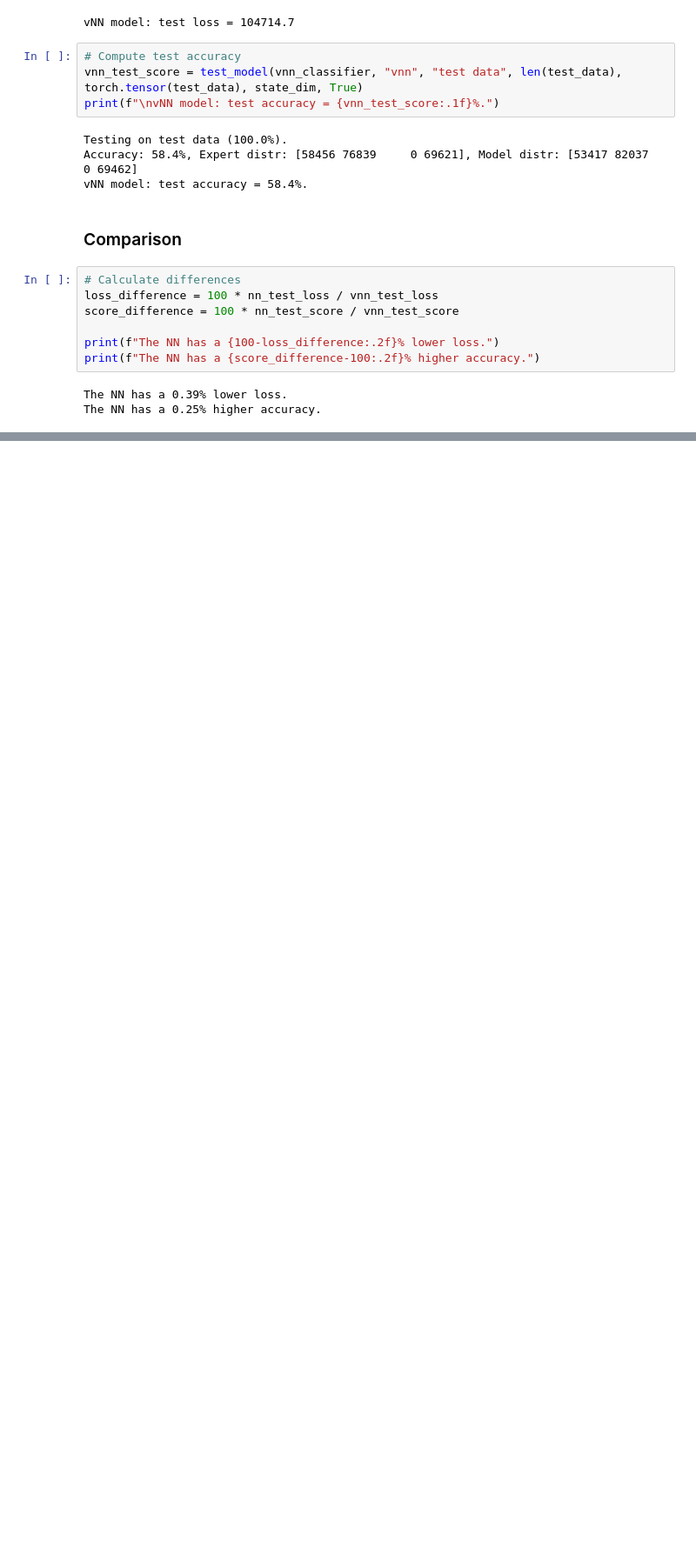
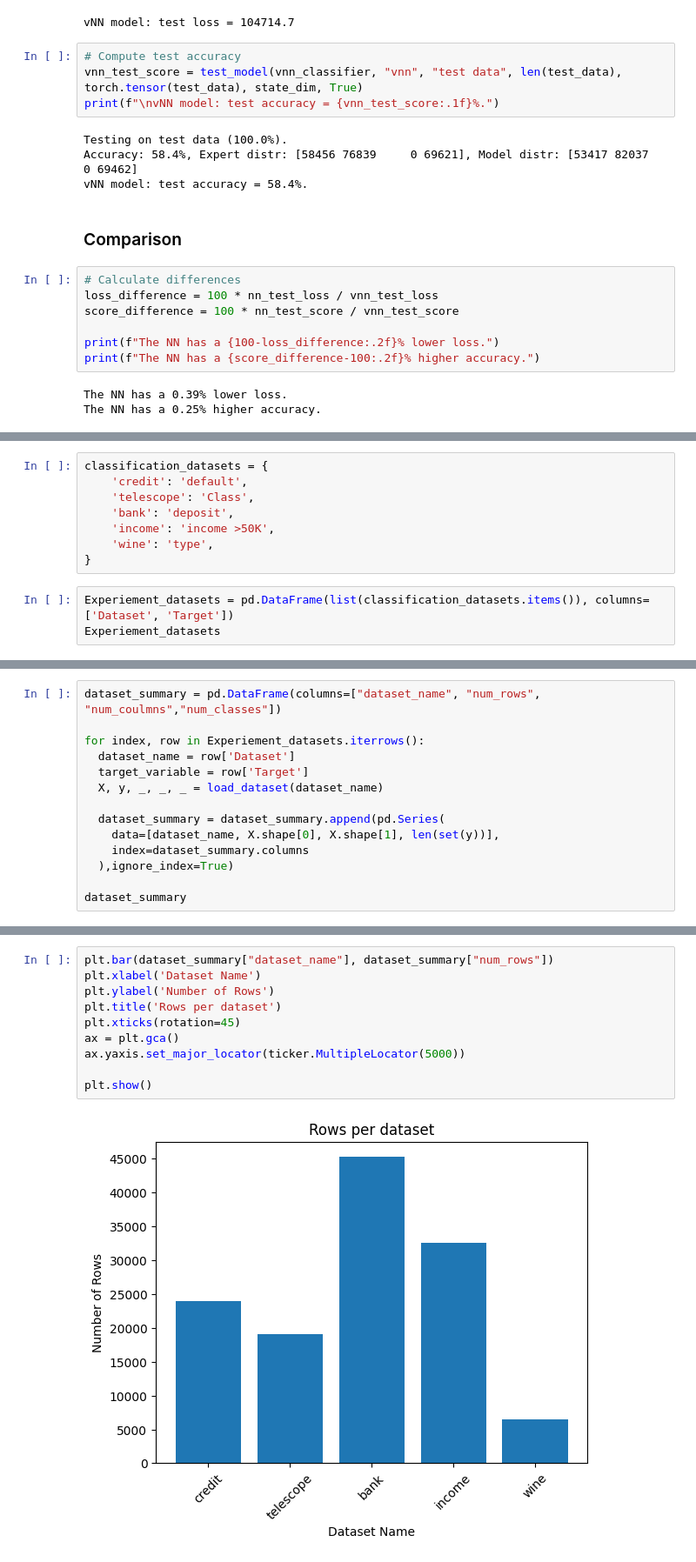
Before and after one commit to bsilue-vub/SFML_Project, a Jupyter notebook: code/main.ipynb, the cells around one changed output, grey strips where cells are left out. Shown: that part at 87% size. Drawn from its saved outputs; the diff is of its cells as text; blank space fills up the shorter version.

```diff
--- a/code/main.ipynb
+++ b/code/main.ipynb
@@ -868,0 +929,11 @@ The next aspect to assess is which model performs best between the two. Based on
+# %%
+classification_datasets = {
+    'credit': 'default',
+    'telescope': 'Class',
+    'bank': 'deposit',
+    'income': 'income >50K',
+    'wine': 'type',
+}
+# %%
+Experiement_datasets = pd.DataFrame(list(classification_datasets.items()), columns=['Dataset', 'Target'])
+Experiement_datasets
@@ -868,0 +976,14 @@ The next aspect to assess is which model performs best between the two. Based on
+# %%
+dataset_summary = pd.DataFrame(columns=["dataset_name", "num_rows", "num_coulmns","num_classes"])
+
+for index, row in Experiement_datasets.iterrows():
+  dataset_name = row['Dataset']
+  target_variable = row['Target']
+  X, y, _, _, _ = load_dataset(dataset_name)
+
+  dataset_summary = dataset_summary.append(pd.Series(
+    data=[dataset_name, X.shape[0], X.shape[1], len(set(y))],
+    index=dataset_summary.columns
+  ),ignore_index=True)
+
+dataset_summary
@@ -868,0 +997,12 @@ The next aspect to assess is which model performs best between the two. Based on
+# %%
+plt.bar(dataset_summary["dataset_name"], dataset_summary["num_rows"])
+plt.xlabel('Dataset Name')
+plt.ylabel('Number of Rows')
+plt.title('Rows per dataset')
+plt.xticks(rotation=45)
+ax = plt.gca()
+ax.yaxis.set_major_locator(ticker.MultipleLocator(5000))
+
+plt.show()
+# %% [output]
+[figure, added]
```
Also changed, not shown: parts of 62 cells of this notebook, 1 other file.
